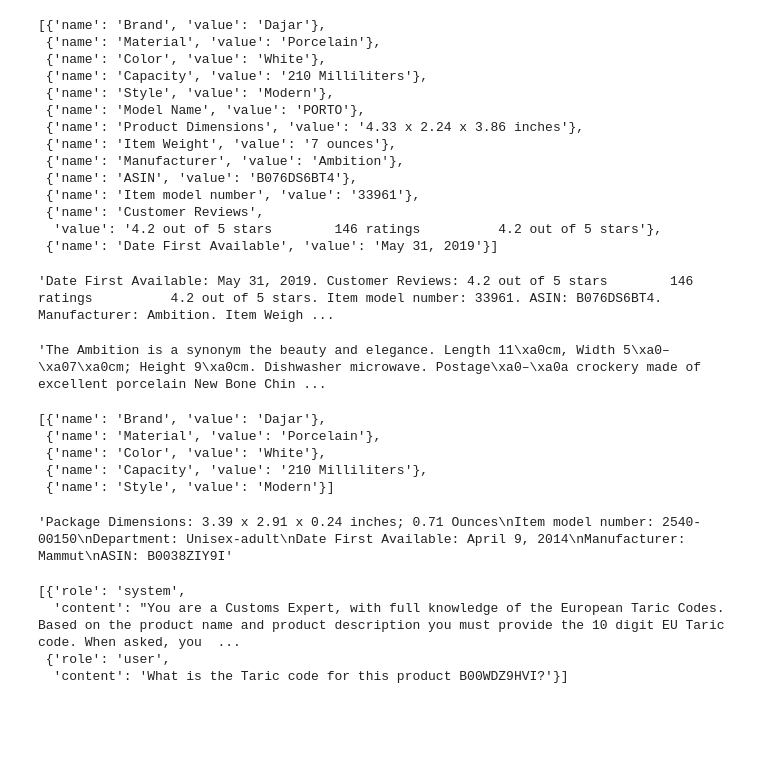
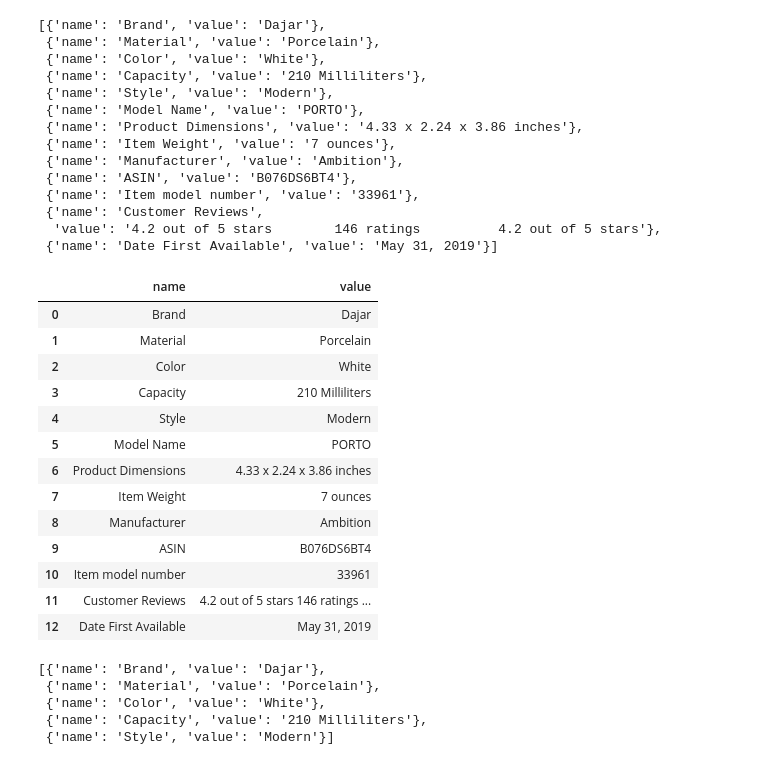
Before and after one commit to mehdiBoulaymen5/viaeurope, a Jupyter notebook: notebooks/rainforest.ipynb, the cells around one changed output. Drawn from its saved outputs; the diff is of its cells as text; code cells hidden in the pictures; blank space fills up the shorter version.

```diff
--- a/notebooks/rainforest.ipynb
+++ b/notebooks/rainforest.ipynb
@@ -236,16 +227,24 @@ specs
  {'name': 'Customer Reviews',
   'value': '4.2 out of 5 stars        146 ratings          4.2 out of 5 stars'},
  {'name': 'Date First Available', 'value': 'May 31, 2019'}]
-# %%
-specs_flat = api_json['product']['specifications_flat']
-specs_flat
-# %% [output]
-'Date First Available: May 31, 2019. Customer Reviews: 4.2 out of 5 stars        146 ratings          4.2 out of 5 stars. Item model number: 33961. ASIN: B076DS6BT4. Manufacturer: Ambition. Item Weigh ...
-# %%
-feature_bullets = api_json['product'].get('feature_bullets_flat', [])
-feature_bullets
-# %% [output]
-'The Ambition is a synonym the beauty and elegance. Length 11\xa0cm, Width 5\xa0–\xa07\xa0cm; Height 9\xa0cm. Dishwasher microwave. Postage\xa0–\xa0a crockery made of excellent porcelain New Bone Chin ...
+# %%
+df_specs = pd.DataFrame(specs)
+df_specs
+# %% [output]
+|  | name | value |
+| 0 | Brand | Dajar |
+| 1 | Material | Porcelain |
+| 2 | Color | White |
+| 3 | Capacity | 210 Milliliters |
+| 4 | Style | Modern |
+| 5 | Model Name | PORTO |
+| 6 | Product Dimensions | 4.33 x 2.24 x 3.86 inches |
+| 7 | Item Weight | 7 ounces |
+| 8 | Manufacturer | Ambition |
+| 9 | ASIN | B076DS6BT4 |
+| 10 | Item model number | 33961 |
+| 11 | Customer Reviews | 4.2 out of 5 stars 146 ratings ... |
+| 12 | Date First Available | May 31, 2019 |
 # %%
 attributes = api_json['product'].get('attributes', [])
 attributes
@@ -255,21 +254,3 @@ attributes
  {'name': 'Color', 'value': 'White'},
  {'name': 'Capacity', 'value': '210 Milliliters'},
  {'name': 'Style', 'value': 'Modern'}]
-# %%
-spec_str = "\n".join([f"{spec['name']}: {spec['value']}" for spec in specs])
-spec_str
-# %% [output]
-'Package Dimensions: 3.39 x 2.91 x 0.24 inches; 0.71 Ounces\nItem model number: 2540-00150\nDepartment: Unisex-adult\nDate First Available: April 9, 2014\nManufacturer: Mammut\nASIN: B0038ZIY9I'
-# %%
-# Define messages for API request
-prompt = api_json['product']['asin']
-message_parts = [
-    {"role": "system", "content": "You are a Customs Expert, with full knowledge of the European Taric Codes. Based on the product name and product description you must provide the 10 digit EU Taric code. When asked, you will return the product ID and the 10 digit Taric code. I also want you to provide me with the duty percentage that would apply when the product is imported from China into Europe. You should format your response as follows 'Taric Code;Duty Percentage'. You should not answer anything else than those two values."},
-    {"role": "user", "content": f"What is the Taric code for this product {prompt}?"}
-]
-message_parts
-# %% [output]
-[{'role': 'system',
-  'content': "You are a Customs Expert, with full knowledge of the European Taric Codes. Based on the product name and product description you must provide the 10 digit EU Taric code. When asked, you  ...
- {'role': 'user',
-  'content': 'What is the Taric code for this product B00WDZ9HVI?'}]
```
Also changed, not shown: parts of 6 cells of this notebook.
